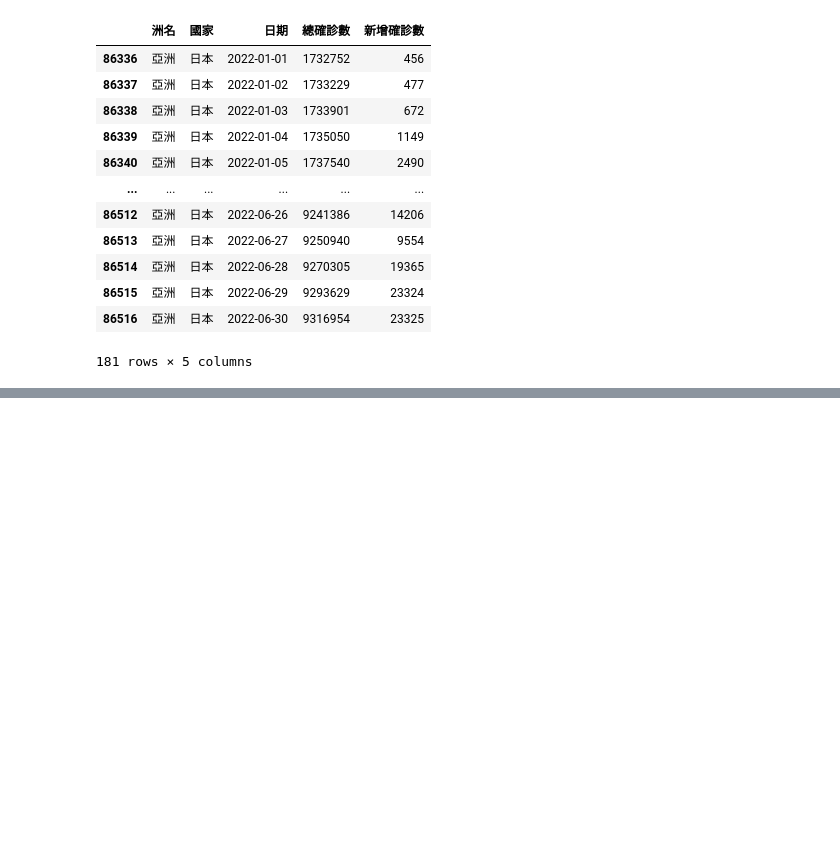
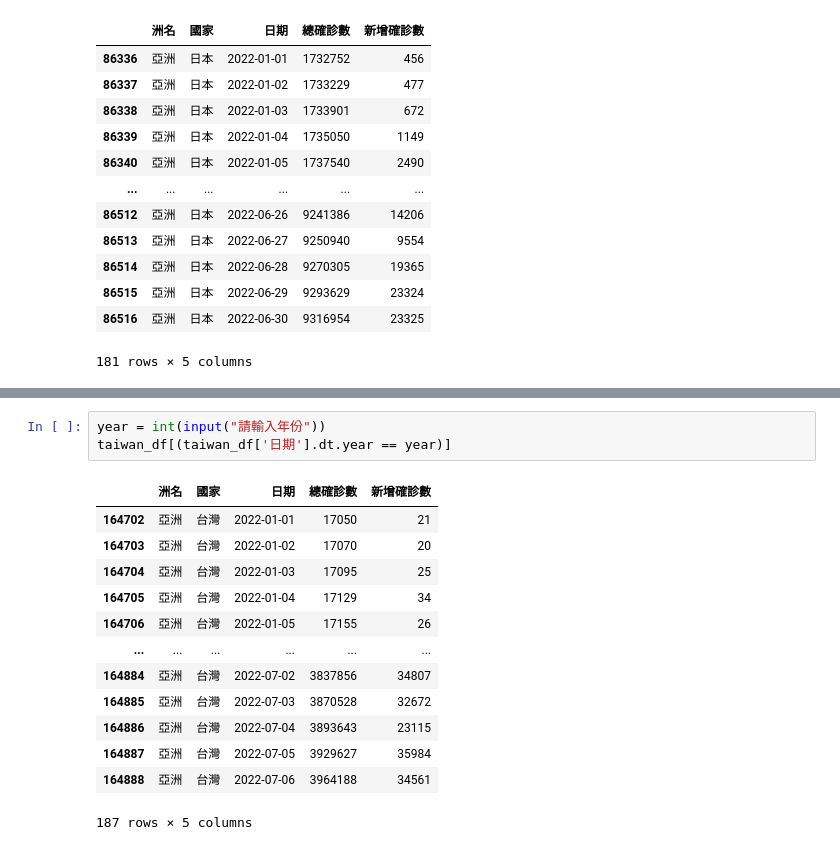
Before and after one commit to minfoung/2024_05_05_sunday__, a Jupyter notebook: lesson17/lesson17_3.ipynb, the cells around one changed output, grey strips where cells are left out. Cells and saved outputs as stored; diff of their text form; blank space fills up the shorter version.

```diff
--- a/lesson17/lesson17_3.ipynb
+++ b/lesson17/lesson17_3.ipynb
@@ -154,0 +187,17 @@ jp_df[(jp_df['日期'].dt.year == 2022) & (jp_df['日期'].dt.month <= 6)]
+# %%
+year = int(input("請輸入年份"))
+taiwan_df[(taiwan_df['日期'].dt.year == year)]
+# %% [output]
+|  | 洲名 | 國家 | 日期 | 總確診數 | 新增確診數 |
+| 164702 | 亞洲 | 台灣 | 2022-01-01 | 17050 | 21 |
+| 164703 | 亞洲 | 台灣 | 2022-01-02 | 17070 | 20 |
+| 164704 | 亞洲 | 台灣 | 2022-01-03 | 17095 | 25 |
+| 164705 | 亞洲 | 台灣 | 2022-01-04 | 17129 | 34 |
+| 164706 | 亞洲 | 台灣 | 2022-01-05 | 17155 | 26 |
+| ... | ... | ... | ... | ... | ... |
+| 164884 | 亞洲 | 台灣 | 2022-07-02 | 3837856 | 34807 |
+| 164885 | 亞洲 | 台灣 | 2022-07-03 | 3870528 | 32672 |
+| 164886 | 亞洲 | 台灣 | 2022-07-04 | 3893643 | 23115 |
+| 164887 | 亞洲 | 台灣 | 2022-07-05 | 3929627 | 35984 |
+| 164888 | 亞洲 | 台灣 | 2022-07-06 | 3964188 | 34561 |
+187 rows × 5 columns
```
Also changed, not shown: parts of 2 cells of this notebook.
